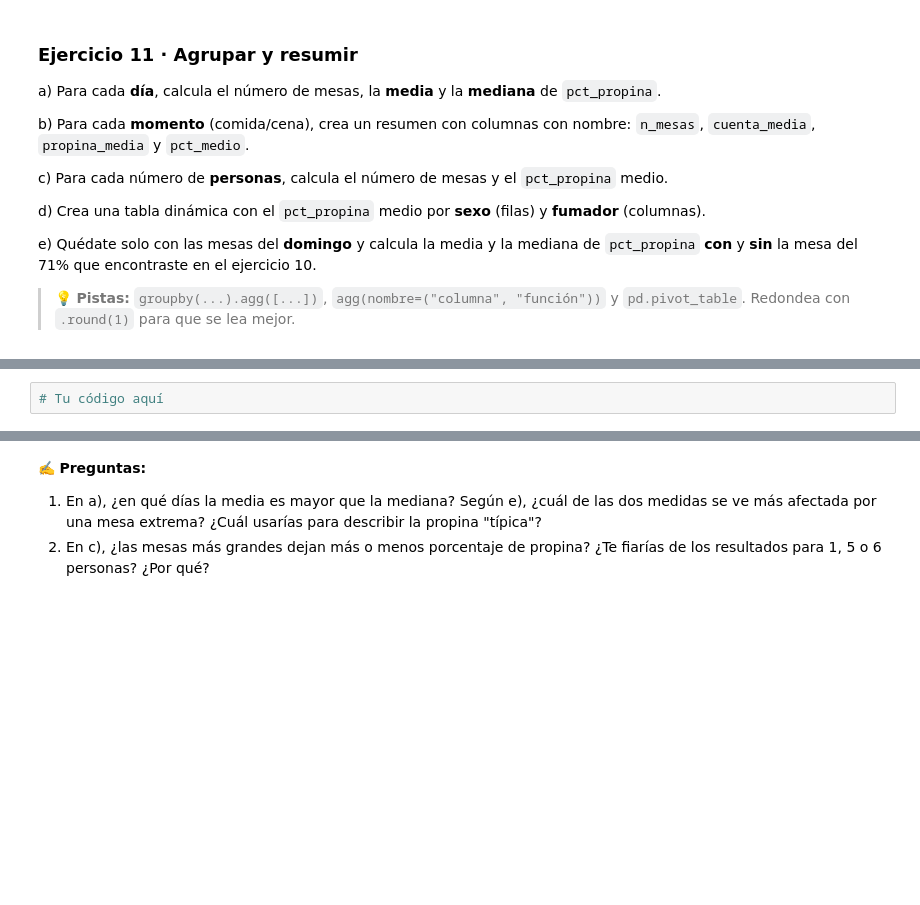
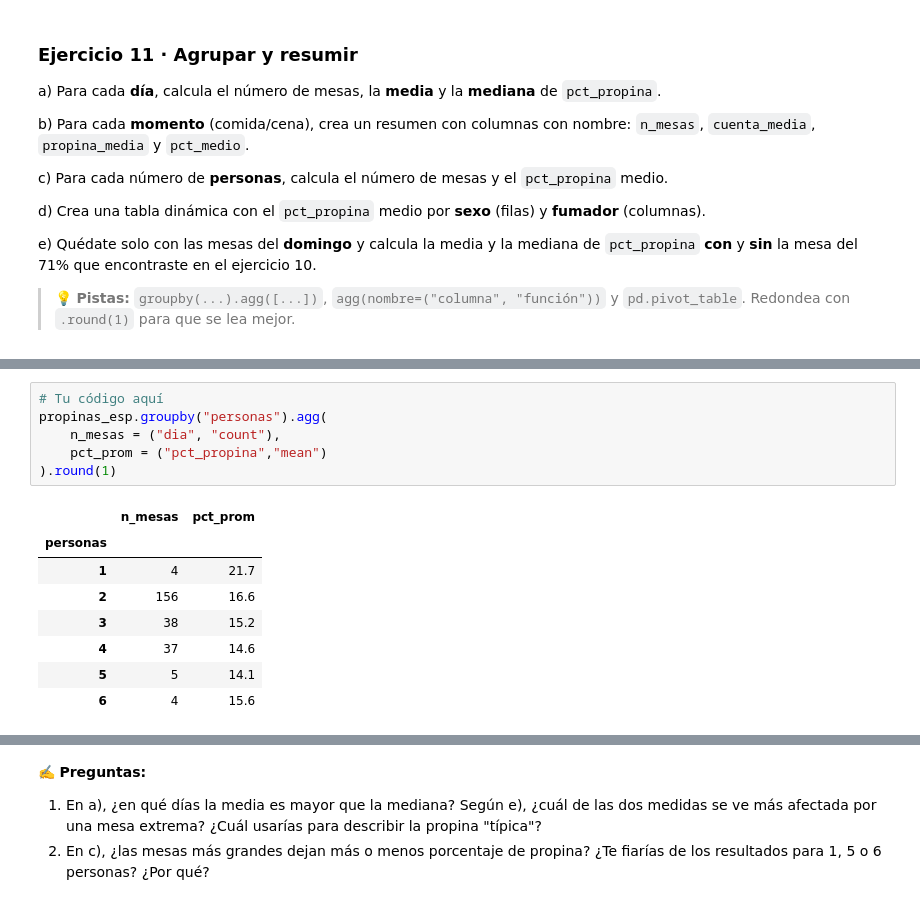
Before and after one commit to Flavs345009/ml-course, a Jupyter notebook: workspace/01_actividad_numpy_pandas.ipynb, the cells around one changed output, grey strips where cells are left out. Saved outputs shown, nothing was run; the diff lists cells and outputs as text; blank space fills up the shorter version.

```diff
--- a/workspace/01_actividad_numpy_pandas.ipynb
+++ b/workspace/01_actividad_numpy_pandas.ipynb
@@ -438,4 +605,17 @@ e) Quédate solo con las mesas del **domingo** y calcula la media y la mediana d
 # %%
 # Tu código aquí
+propinas_esp.groupby("personas").agg(
+    n_mesas = ("dia", "count"),
+    pct_prom = ("pct_propina","mean")
+).round(1)
+# %% [output]
+|  | n_mesas | pct_prom |
+| personas |  |  |
+| 1 | 4 | 21.7 |
+| 2 | 156 | 16.6 |
+| 3 | 38 | 15.2 |
+| 4 | 37 | 14.6 |
+| 5 | 5 | 14.1 |
+| 6 | 4 | 15.6 |
 # %%
 # Tu código aquí
```
Also changed, not shown: parts of 22 cells of this notebook.
